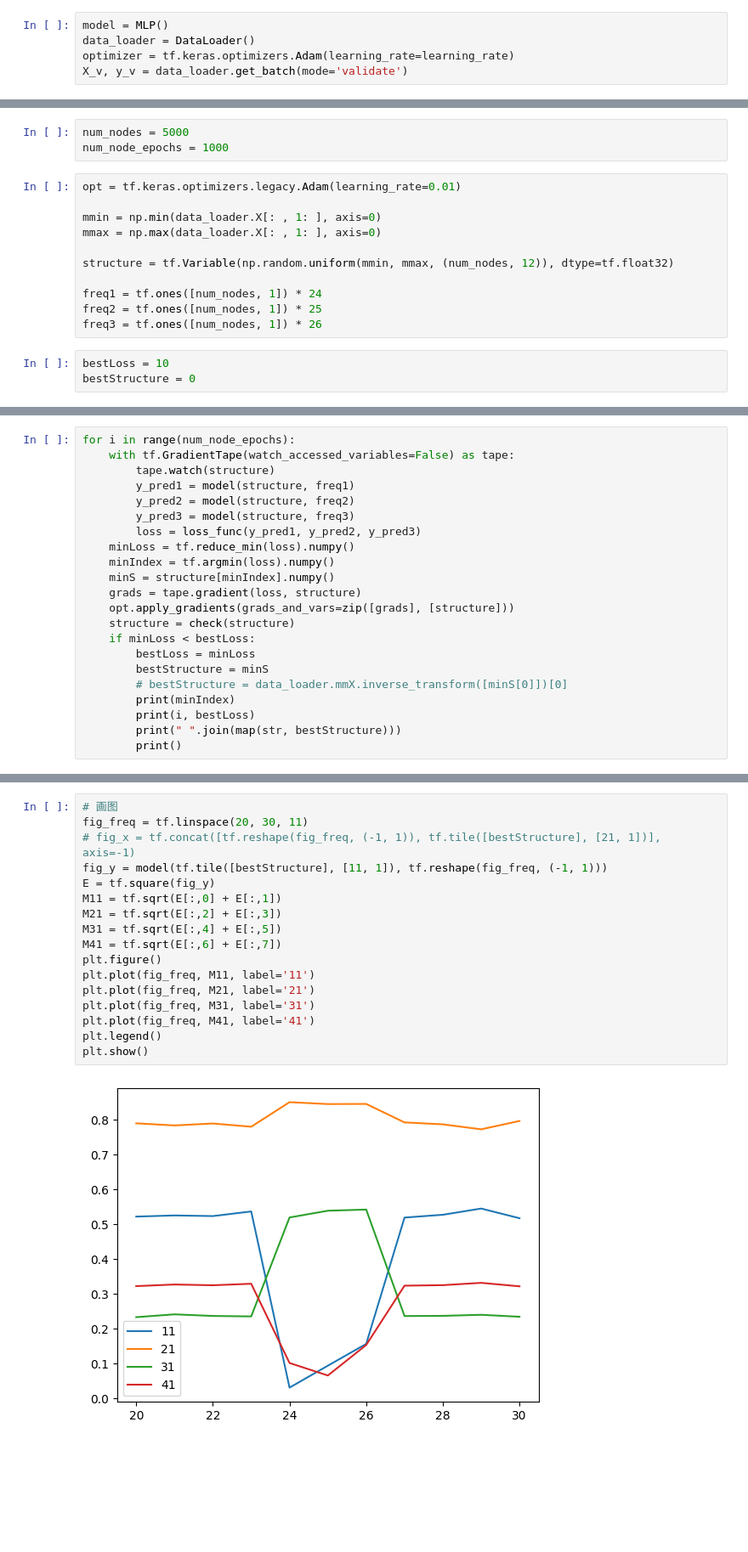
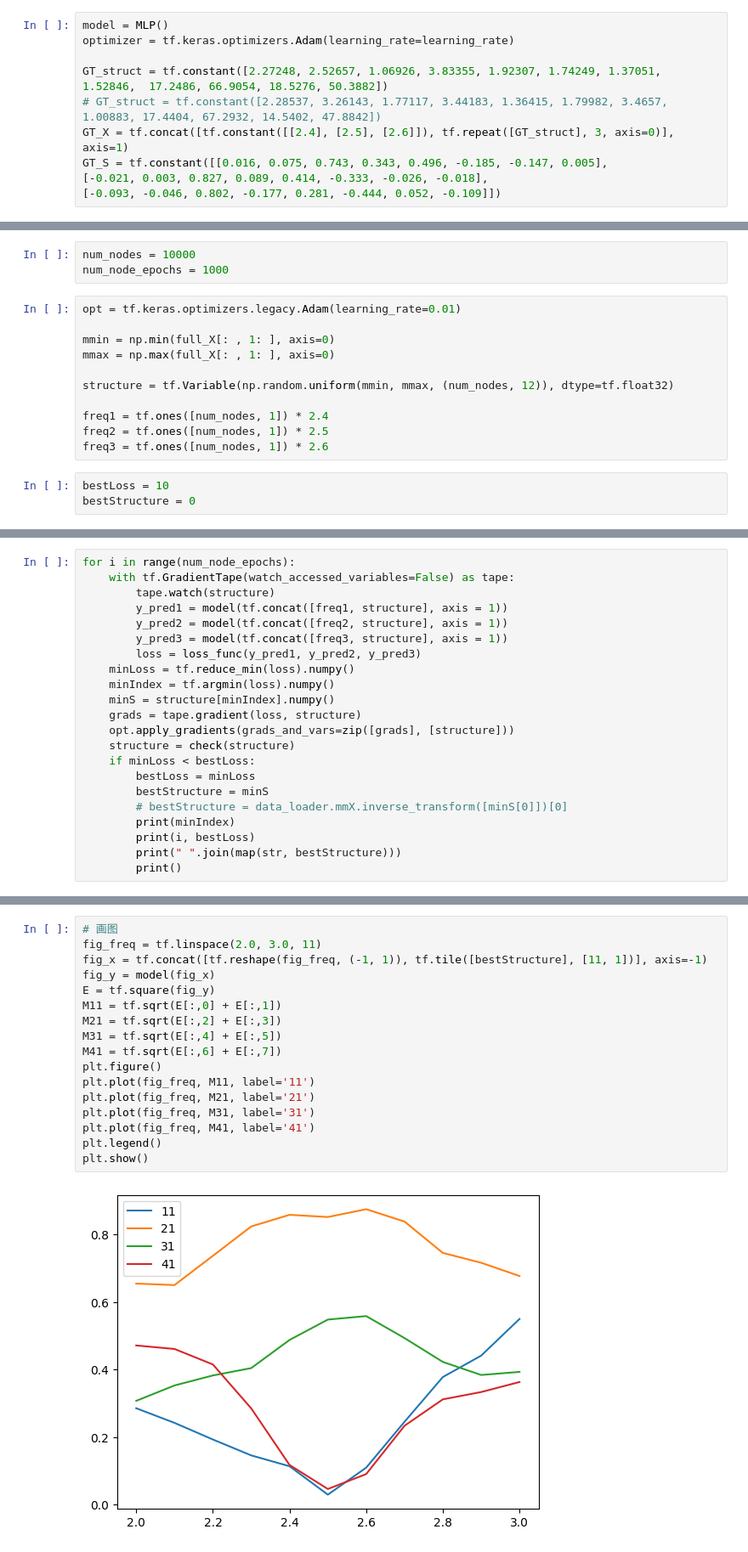
Before and after one commit to Leon-Qiao/RetroFL, a Jupyter notebook: SingleBand/myInverse-single.ipynb, the cells around one changed output, grey strips where cells are left out. Shown: that part at 85% size. Cells and saved outputs as stored; diff of their text form; blank space fills up the shorter version.

```diff
--- a/SingleBand/myInverse-single.ipynb
+++ b/SingleBand/myInverse-single.ipynb
@@ -53,6 +65,11 @@ learning_rate = 0.001
 # %%
 model = MLP()
-data_loader = DataLoader()
 optimizer = tf.keras.optimizers.Adam(learning_rate=learning_rate)
-X_v, y_v = data_loader.get_batch(mode='validate')
+
+GT_struct = tf.constant([2.27248, 2.52657, 1.06926, 3.83355, 1.92307, 1.74249, 1.37051,  1.52846,  17.2486, 66.9054, 18.5276, 50.3882])
+# GT_struct = tf.constant([2.28537, 3.26143, 1.77117, 3.44183, 1.36415, 1.79982, 3.4657, 1.00883, 17.4404, 67.2932, 14.5402, 47.8842])
+GT_X = tf.concat([tf.constant([[2.4], [2.5], [2.6]]), tf.repeat([GT_struct], 3, axis=0)], axis=1)
+GT_S = tf.constant([[0.016, 0.075, 0.743, 0.343, 0.496, -0.185, -0.147, 0.005],
+[-0.021, 0.003, 0.827, 0.089, 0.414, -0.333, -0.026, -0.018],
+[-0.093, -0.046, 0.802, -0.177, 0.281, -0.444, 0.052, -0.109]])
 # %%
@@ -140,19 +170,19 @@ def loss_func(s1, s2, s3, dis = False):
         print("var", var.numpy()[0])
     return var + dgn_obj(s1, dis) + dgn_obj(s2, dis) + dgn_obj(s3, dis)
 # %%
-num_nodes = 5000
+num_nodes = 10000
 num_node_epochs = 1000
 # %%
 opt = tf.keras.optimizers.legacy.Adam(learning_rate=0.01)
 
-mmin = np.min(data_loader.X[: , 1: ], axis=0)
-mmax = np.max(data_loader.X[: , 1: ], axis=0)
+mmin = np.min(full_X[: , 1: ], axis=0)
+mmax = np.max(full_X[: , 1: ], axis=0)
 
 structure = tf.Variable(np.random.uniform(mmin, mmax, (num_nodes, 12)), dtype=tf.float32)
 
-freq1 = tf.ones([num_nodes, 1]) * 24
-freq2 = tf.ones([num_nodes, 1]) * 25
-freq3 = tf.ones([num_nodes, 1]) * 26
+freq1 = tf.ones([num_nodes, 1]) * 2.4
+freq2 = tf.ones([num_nodes, 1]) * 2.5
+freq3 = tf.ones([num_nodes, 1]) * 2.6
 # %%
 bestLoss = 10
 bestStructure = 0
@@ -173,9 +203,9 @@ def check(structure):
 for i in range(num_node_epochs):
     with tf.GradientTape(watch_accessed_variables=False) as tape:
         tape.watch(structure)
-        y_pred1 = model(structure, freq1)
-        y_pred2 = model(structure, freq2)
-        y_pred3 = model(structure, freq3)
+        y_pred1 = model(tf.concat([freq1, structure], axis = 1))
+        y_pred2 = model(tf.concat([freq2, structure], axis = 1))
+        y_pred3 = model(tf.concat([freq3, structure], axis = 1))
         loss = loss_func(y_pred1, y_pred2, y_pred3)
     minLoss = tf.reduce_min(loss).numpy()
     minIndex = tf.argmin(loss).numpy()
@@ -212,22 +242,22 @@ for i in range(num_node_epochs):
 # %%
 # 画图
-fig_freq = tf.linspace(20, 30, 11)
-# fig_x = tf.concat([tf.reshape(fig_freq, (-1, 1)), tf.tile([bestStructure], [21, 1])], axis=-1)
-fig_y = model(tf.tile([bestStructure], [11, 1]), tf.reshape(fig_freq, (-1, 1)))
+fig_freq = tf.linspace(2.0, 3.0, 11)
+fig_x = tf.concat([tf.reshape(fig_freq, (-1, 1)), tf.tile([bestStructure], [11, 1])], axis=-1)
+fig_y = model(fig_x)
 E = tf.square(fig_y)
 M11 = tf.sqrt(E[:,0] + E[:,1])
 M21 = tf.sqrt(E[:,2] + E[:,3])
 M31 = tf.sqrt(E[:,4] + E[:,5])
 M41 = tf.sqrt(E[:,6] + E[:,7])
 plt.figure()
 plt.plot(fig_freq, M11, label='11')
 plt.plot(fig_freq, M21, label='21')
 plt.plot(fig_freq, M31, label='31')
 plt.plot(fig_freq, M41, label='41')
 plt.legend()
 plt.show()
 # %% [output]
-[figure, old version]
+[figure, new version]
 # %%
 # S4P
 l = fig_y.numpy().tolist()
```
Also changed, not shown: parts of 13 cells of this notebook, 28 other files.
